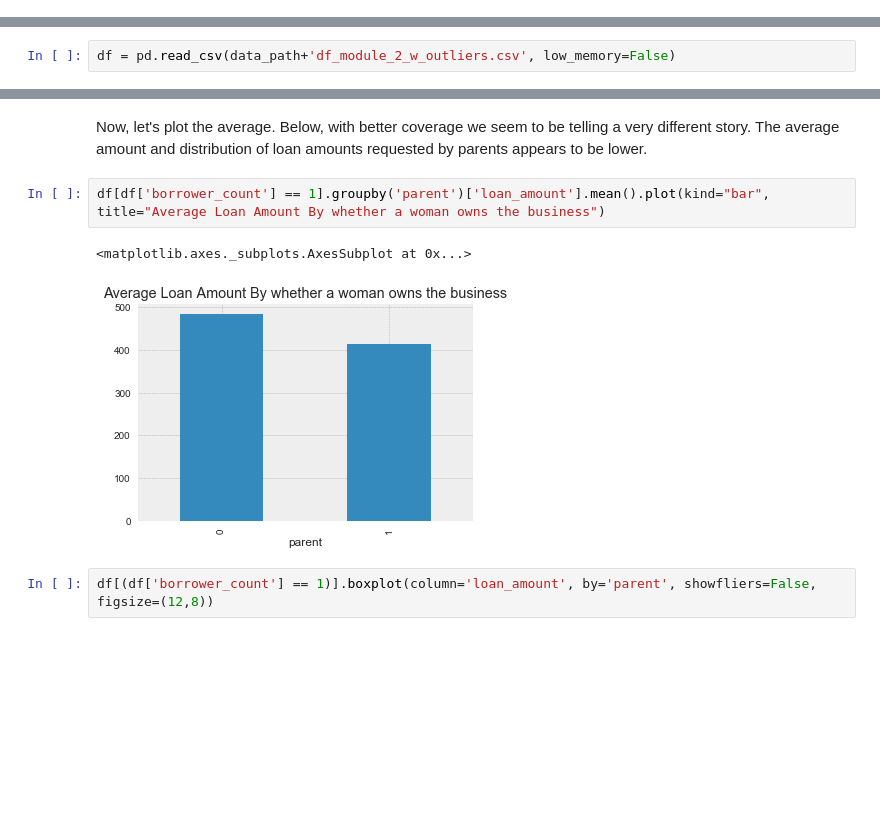
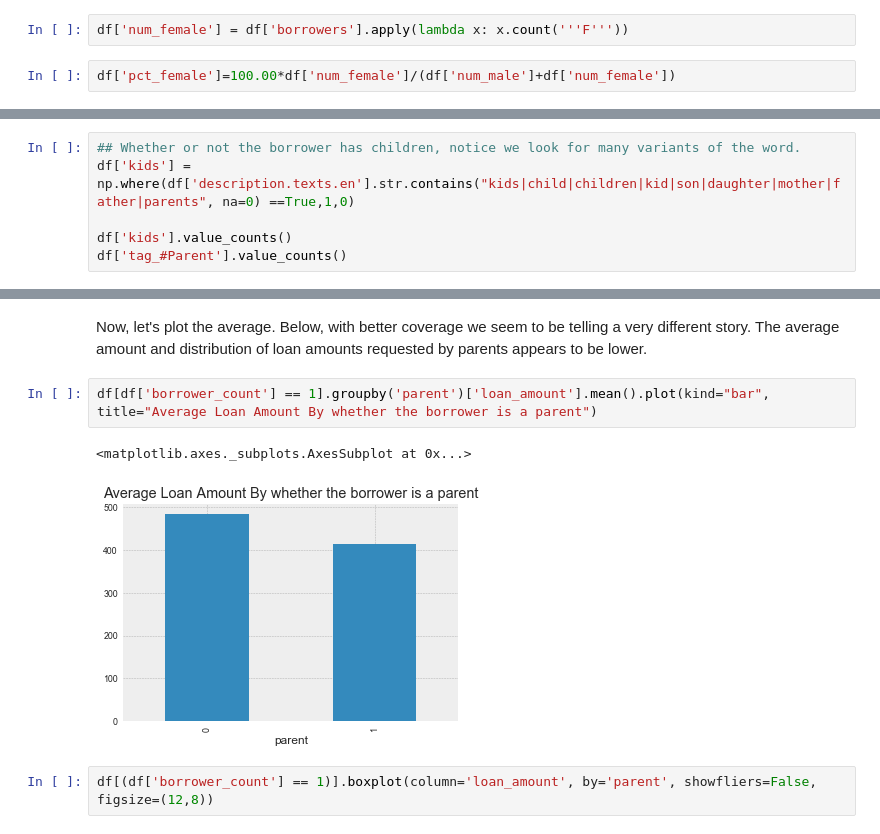
Before and after one commit to DeltaAnalytics/machine_learning_for_good, a Jupyter notebook: module_2/nbs/notebook_2_feature_engineering_extended.ipynb, the cells around one changed output, grey strips where cells are left out. Drawn from its saved outputs; the diff is of its cells as text; blank space fills up the shorter version.

```diff
--- a/module_2/nbs/notebook_2_feature_engineering_extended.ipynb
+++ b/module_2/nbs/notebook_2_feature_engineering_extended.ipynb
@@ -175,3 +185,7 @@ df[df['borrower_count'] == 1].groupby('gender')['loan_amount'].mean().plot(kind=
+# %%
+df['num_female'] = df['borrowers'].apply(lambda x: x.count('''F'''))
+# %%
+df['pct_female']=100.00*df['num_female']/(df['num_male']+df['num_female'])
 # %% [markdown]
 ## Status and Age
 # %% [markdown]
@@ -237,8 +251,6 @@ df[(df['borrower_count'] == 1)].boxplot(column='loan_amount', by='kids', showfli
 ## Tags
 # %% [markdown]
 In the dataset we have a really interesting field called tags. You can take a look at the field below. Let's create a feature called number of tags.
-# %%
-df = pd.read_csv(data_path+'df_module_2_w_outliers.csv', low_memory=False)
 # %%
 df['tags'].head(2)
 # %% [output]
@@ -383,0 +402,6 @@ Name: tag_#Parent, dtype: int64
+# %%
+## Whether or not the borrower has children, notice we look for many variants of the word.
+df['kids'] = np.where(df['description.texts.en'].str.contains("kids|child|children|kid|son|daughter|mother|father|parents", na=0) ==True,1,0)
+
+df['kids'].value_counts()
+df['tag_#Parent'].value_counts()
@@ -392,10 +423,10 @@ Name: parent, dtype: int64
 # %% [markdown]
 Now, let's plot the average. Below, with better coverage we seem to be telling a very different story. The average amount and distribution of loan amounts requested by parents appears to be lower.
 # %%
-df[df['borrower_count'] == 1].groupby('parent')['loan_amount'].mean().plot(kind="bar", title="Average Loan Amount By whether a woman owns the business")
+df[df['borrower_count'] == 1].groupby('parent')['loan_amount'].mean().plot(kind="bar", title="Average Loan Amount By whether the borrower is a parent")
 # %% [output]
 <matplotlib.axes._subplots.AxesSubplot at 0x...>
-[figure, old version]
+[figure, new version]
 # %%
 df[(df['borrower_count'] == 1)].boxplot(column='loan_amount', by='parent', showfliers=False, figsize=(12,8))
 # %% [output]
```
Also changed, not shown: parts of 122 cells of this notebook.
